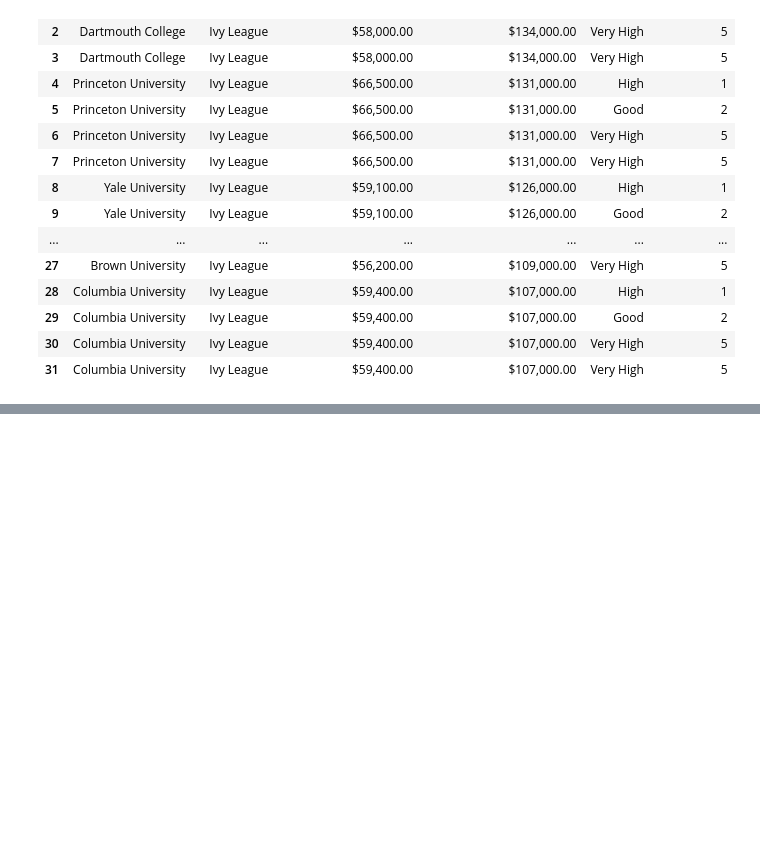
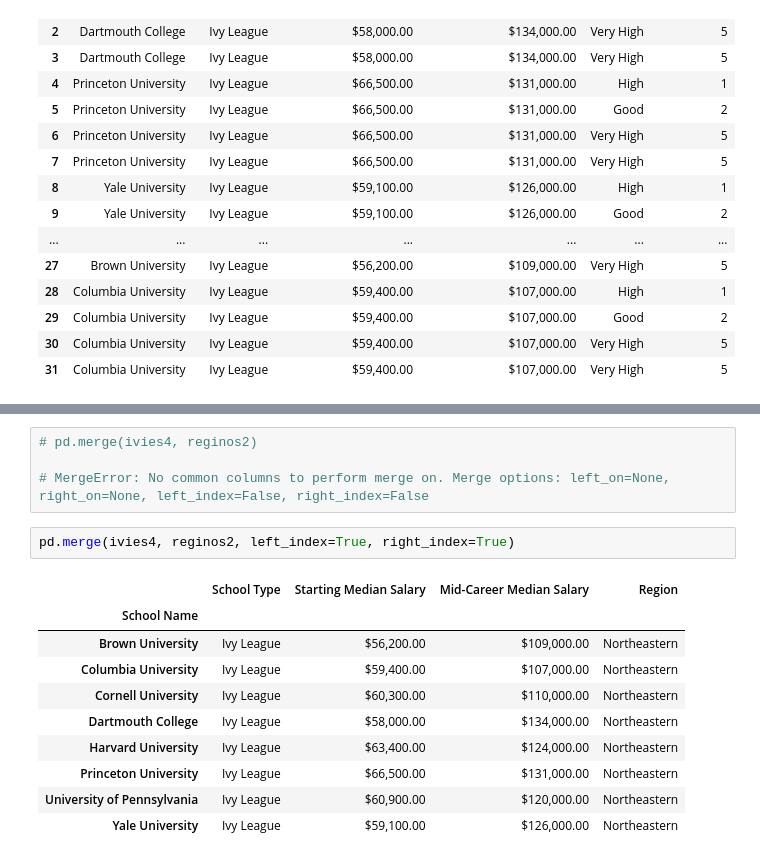
Before and after one commit to TomaszBury/The-ultimate-pandas-bootcamp-advanced-python-data-analysis, a Jupyter notebook: section_06/148.ipynb, the cells around one changed output, grey strips where cells are left out. Saved outputs shown, nothing was run; the diff lists cells and outputs as text; blank space fills up the shorter version.

```diff
--- a/section_06/148.ipynb
+++ b/section_06/148.ipynb
@@ -1330,0 +1373,17 @@ pd.merge(ivies, survey)
+# %%
+# pd.merge(ivies4, reginos2)
+
+# MergeError: No common columns to perform merge on. Merge options: left_on=None, right_on=None, left_index=False, right_index=False
+# %%
+pd.merge(ivies4, reginos2, left_index=True, right_index=True)
+# %% [output]
+|  | School Type | Starting Median Salary | Mid-Career Median Salary | Region |
+| School Name |  |  |  |  |
+| Brown University | Ivy League | $56,200.00 | $109,000.00 | Northeastern |
+| Columbia University | Ivy League | $59,400.00 | $107,000.00 | Northeastern |
+| Cornell University | Ivy League | $60,300.00 | $110,000.00 | Northeastern |
+| Dartmouth College | Ivy League | $58,000.00 | $134,000.00 | Northeastern |
+| Harvard University | Ivy League | $63,400.00 | $124,000.00 | Northeastern |
+| Princeton University | Ivy League | $66,500.00 | $131,000.00 | Northeastern |
+| University of Pennsylvania | Ivy League | $60,900.00 | $120,000.00 | Northeastern |
+| Yale University | Ivy League | $59,100.00 | $126,000.00 | Northeastern |
```
Also changed, not shown: parts of 36 cells of this notebook, 1 other file.
